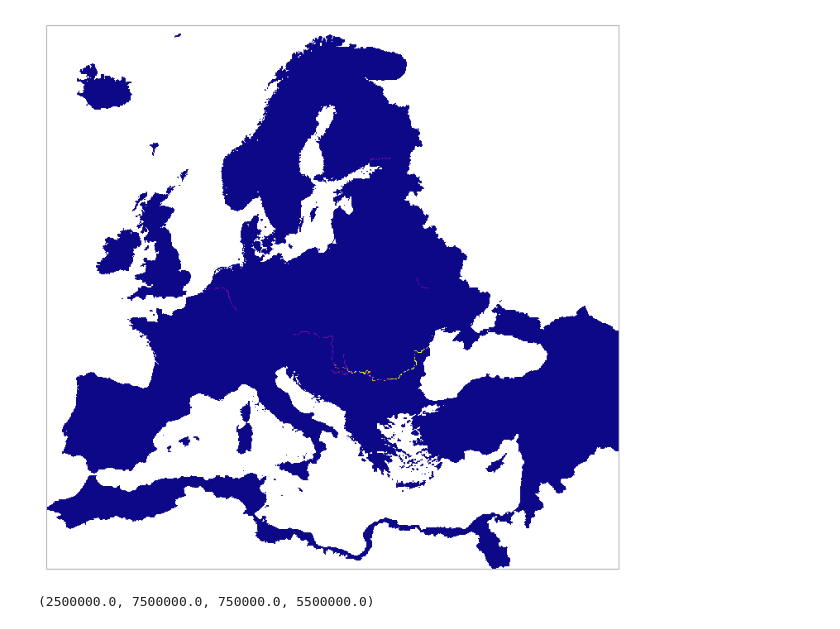
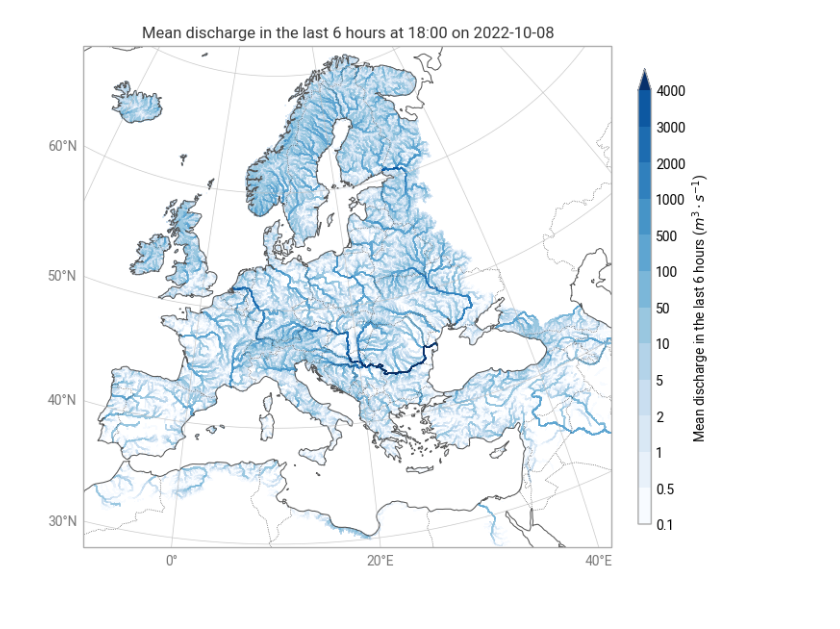
Before and after one commit to ecmwf/earthkit-plots, a Jupyter notebook: docs/examples/gallery/gridded-data/efas.ipynb, the cells around one changed output. Saved outputs shown, nothing was run; the diff lists cells and outputs as text; code cells hidden in the pictures.

```diff
--- a/docs/examples/gallery/gridded-data/efas.ipynb
+++ b/docs/examples/gallery/gridded-data/efas.ipynb
@@ -13,12 +13,22 @@ data.ls()
+# %%
+style = earthkit.plots.styles.Style(
+    colors="Blues",
+    levels=[0.1, 0.5, 1, 2, 5, 10, 50, 100, 500, 1000, 2000, 3000, 4000],
+    extend="max",
+    units="m3 s-1",
+)
 # %%
 chart = earthkit.plots.Map()
 
-chart.block(data[0])
+chart.contourf(data[0], style=style)
+
+chart.title()
+chart.legend(location="right")
+
+chart.coastlines()
+chart.borders()
+chart.gridlines()
 
 chart.show()
 # %% [output]
-[figure, old version]
+[figure, new version]
-# %%
-chart.ax.get_extent()
-# %% [output]
-(2500000.0, 7500000.0, 750000.0, 5500000.0)
```
Also changed, not shown: parts of 1 cell of this notebook, 47 other files.
